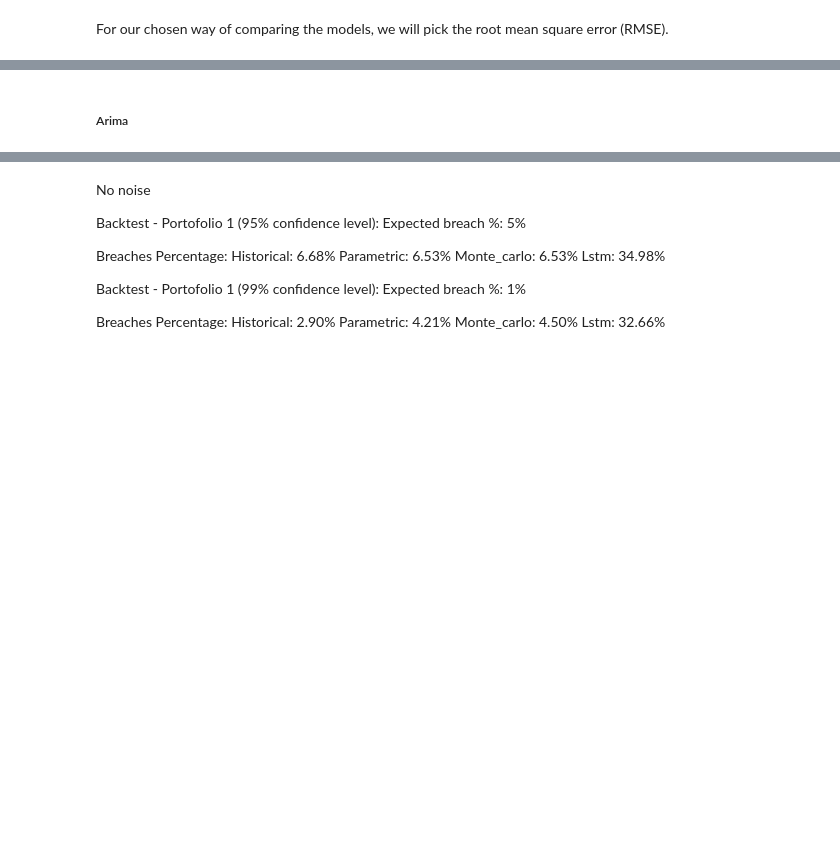
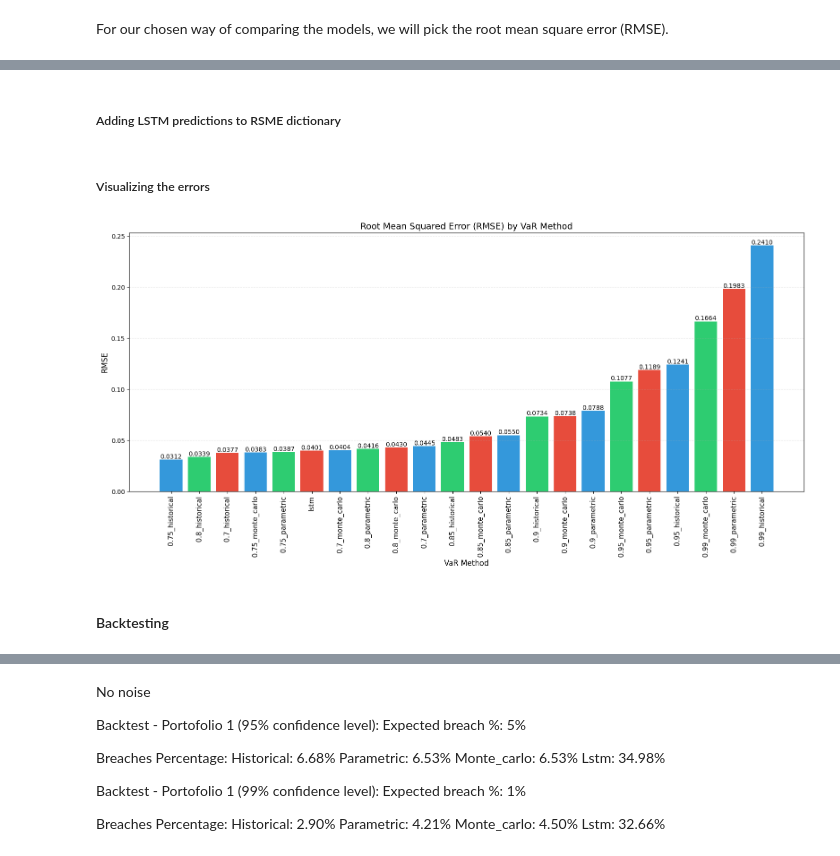
Before and after one commit to mairovitzmario/value-at-risk, a Jupyter notebook: research/research.ipynb, the cells around one changed output, grey strips where cells are left out. Drawn from its saved outputs; the diff is of its cells as text; code cells hidden in the pictures; blank space fills up the shorter version.

Commit message:
added lstm to rmse comparison

```diff
--- a/research/research.ipynb
+++ b/research/research.ipynb
@@ -691,5 +600,62 @@ rmse_dict = {}
 for key, predictions in flattened_dict.items():
     # Extract the confidence level from the key to match with the worst_losses (assuming they are aligned)
     rmse_dict[key] = root_mean_squared_error(np.array(predictions), np.array(worst_losses))
+# %% [markdown]
+##### Adding LSTM predictions to RSME dictionary
+# %%
+lstms = []
+for portofolio in portofolios[:]:
+    predicted_returns = predict_returns_lstm(portofolio, portofolio.forecast_start_date)
+    predicted_returns = pd.Series(predicted_returns)
+
+    cumulative_returns = (1 + predicted_returns).cumprod() - 1
+
+    # 2. Calculate the maximum cumulative return up to each point in time
+    max_cumulative_returns = cumulative_returns.cummax()
+
+    # 3. Calculate the drawdown (difference from the peak at each point in time)
+    drawdowns = cumulative_returns - max_cumulative_returns
+
+    # 4. Find the worst loss (maximum drawdown)
+    worst_loss = drawdowns.min()
+
+    lstms.append(worst_loss)
+# %%
+rmse_dict['lstm'] = root_mean_squared_error(np.array(lstms), np.array(worst_losses))
+# %% [markdown]
+##### Visualizing the errors
+# %%
+# Sort rmse_dict by RMSE values in ascending order
+sorted_rmse_dict = dict(sorted(rmse_dict.items(), key=lambda item: item[1]))
+
+# Extract values and labels from sorted_rmse_dict
+methods = list(sorted_rmse_dict.keys())
+rmse_values = list(sorted_rmse_dict.values())
+
+# Create bar chart
+plt.figure(figsize=(16, 8))
+bars = plt.bar(methods, rmse_values, color=['#3498db', '#2ecc71', '#e74c3c'] * (len(methods) // 3 + 1))
+
+# Add value labels on top of each bar
+for i, bar in enumerate(bars):
+    plt.text(bar.get_x() + bar.get_width()/2, bar.get_height() + 0.001,
+             f'{rmse_values[i]:.4f}', ha='center', fontsize=10)
+
+# Add title and labels
+plt.title('Root Mean Squared Error (RMSE) by VaR Method', fontsize=14)
+plt.ylabel('RMSE', fontsize=12)
+plt.xlabel('VaR Method', fontsize=12)
+
+# Add grid for better readability
+plt.grid(axis='y', linestyle='--', alpha=0.3)
+
+# Rotate x-axis labels
+plt.xticks(rotation=90, fontsize=11)
+plt.yticks(fontsize=10)
+plt.tight_layout()
+
+plt.show()
+# %% [output]
+[figure, added]
 # %% [markdown]
-##### Arima
+#### Backtesting
```
Also changed, not shown: parts of 43 cells of this notebook.
